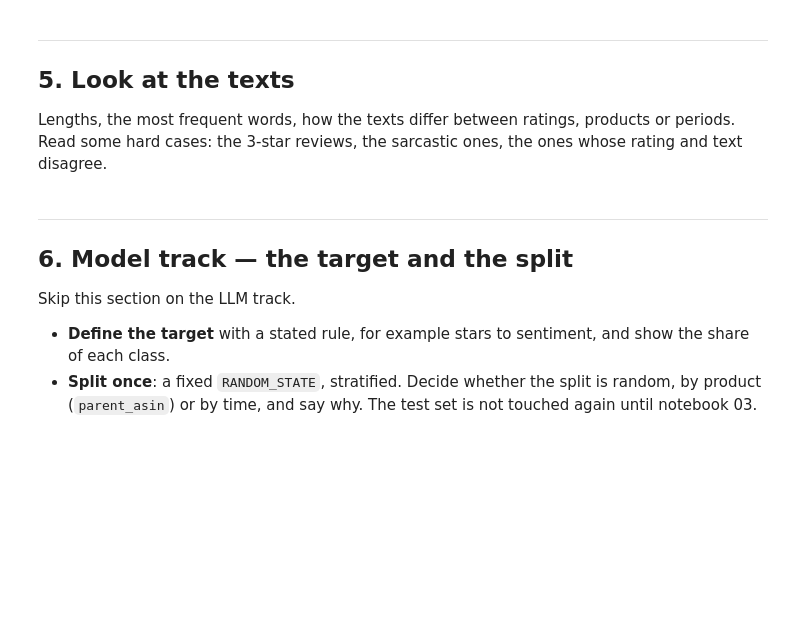
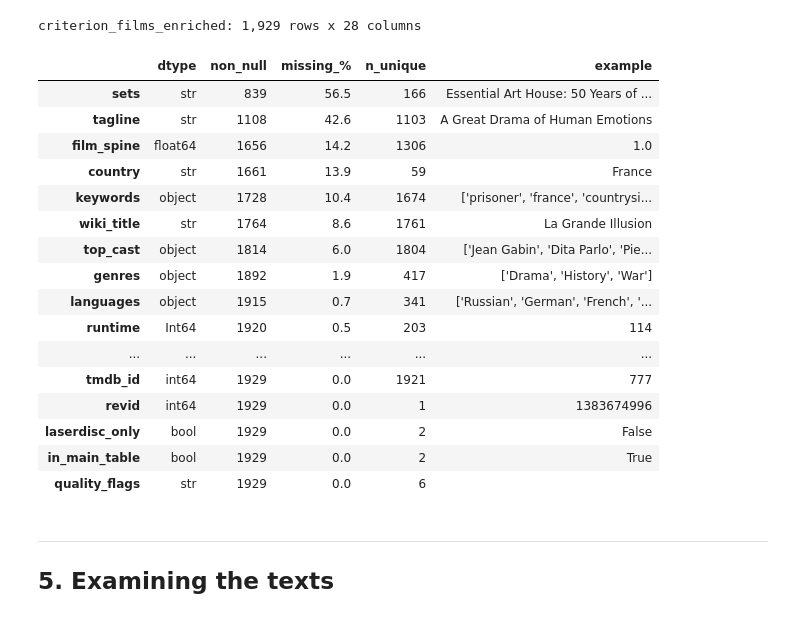
Before and after one commit to gbrlgms/project-3-ai-product, a Jupyter notebook: notebooks/01_framing_and_baseline.ipynb, the cells around one changed output. Cells and saved outputs as stored; diff of their text form; code cells hidden in the pictures; blank space fills up the shorter version.

```diff
--- a/notebooks/01_framing_and_baseline.ipynb
+++ b/notebooks/01_framing_and_baseline.ipynb
@@ -50,3 +50,5 @@ Run `python download_data.py` (or `python download_data.py clothing`) from the r
+# %%
+films, manifest = load_tables()
 # %% [markdown]
 ---
 ## 3. First look
@@ -59,0 +193,3 @@ Empty and very short texts, HTML (`<br />`, `&#34;`), duplicates, texts in other
+# %%
+films_clean = clean_catalog(films)     # what you do about it
+films_clean
@@ -60,13 +210,24 @@ Empty and very short texts, HTML (`<br />`, `&#34;`), duplicates, texts in other
+# %%
+overview(films_clean, "criterion_films_enriched").sort_values(by='missing_%', ascending=False)
+# %% [output]
+criterion_films_enriched: 1,929 rows x 28 columns
+|  | dtype | non_null | missing_% | n_unique | example |
+| sets | str | 839 | 56.5 | 166 | Essential Art House: 50 Years of ... |
+| tagline | str | 1108 | 42.6 | 1103 | A Great Drama of Human Emotions |
+| film_spine | float64 | 1656 | 14.2 | 1306 | 1.0 |
+| country | str | 1661 | 13.9 | 59 | France |
+| keywords | object | 1728 | 10.4 | 1674 | ['prisoner', 'france', 'countrysi... |
+| wiki_title | str | 1764 | 8.6 | 1761 | La Grande Illusion |
+| top_cast | object | 1814 | 6.0 | 1804 | ['Jean Gabin', 'Dita Parlo', 'Pie... |
+| genres | object | 1892 | 1.9 | 417 | ['Drama', 'History', 'War'] |
+| languages | object | 1915 | 0.7 | 341 | ['Russian', 'German', 'French', '... |
+| runtime | Int64 | 1920 | 0.5 | 203 | 114 |
+| ... | ... | ... | ... | ... | ... |
+| tmdb_id | int64 | 1929 | 0.0 | 1921 | 777 |
+| revid | int64 | 1929 | 0.0 | 1 | 1383674996 |
+| laserdisc_only | bool | 1929 | 0.0 | 2 | False |
+| in_main_table | bool | 1929 | 0.0 | 2 | True |
+| quality_flags | str | 1929 | 0.0 | 6 |  |
 # %% [markdown]
 ---
-## 5. Look at the texts
-
-Lengths, the most frequent words, how the texts differ between ratings, products or periods. Read some hard cases: the 3-star reviews, the sarcastic ones, the ones whose rating and text disagree.
+## 5. Examining the texts
-# %% [markdown]
----
-## 6. Model track — the target and the split
-
-Skip this section on the LLM track.
-
-- **Define the target** with a stated rule, for example stars to sentiment, and show the share of each class.
-- **Split once**: a fixed `RANDOM_STATE`, stratified. Decide whether the split is random, by product (`parent_asin`) or by time, and say why. The test set is not touched again until notebook 03.
```
Also changed, not shown: parts of 40 cells of this notebook.
